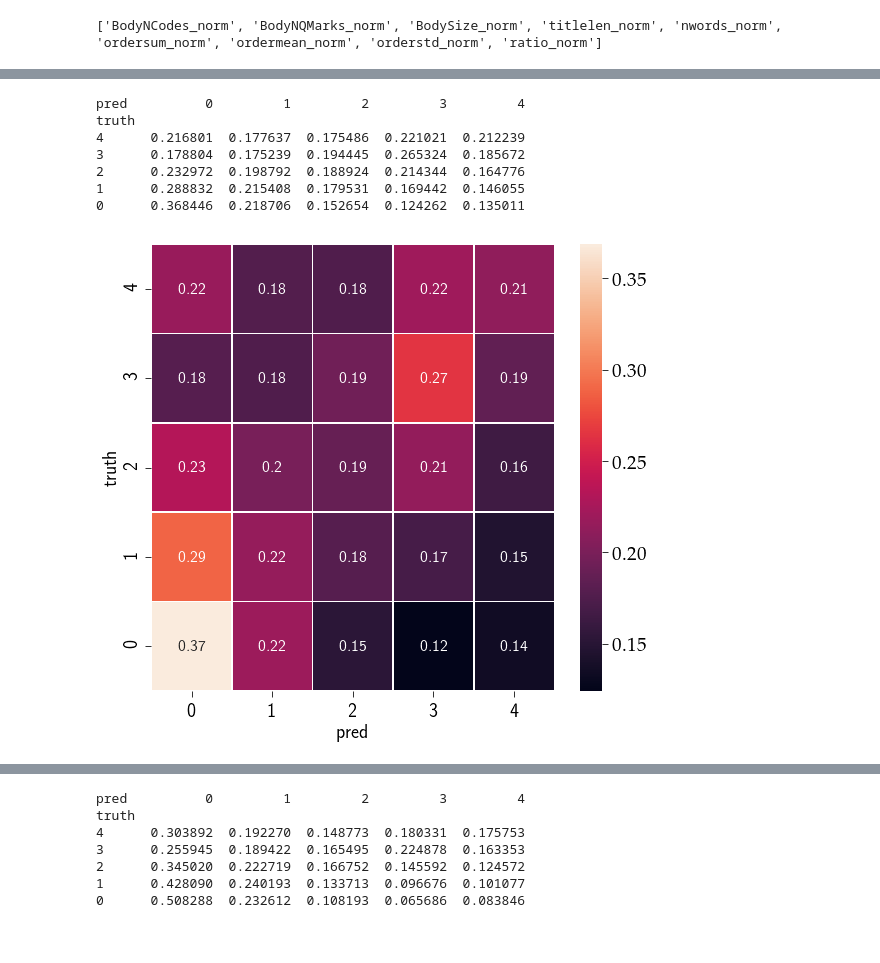
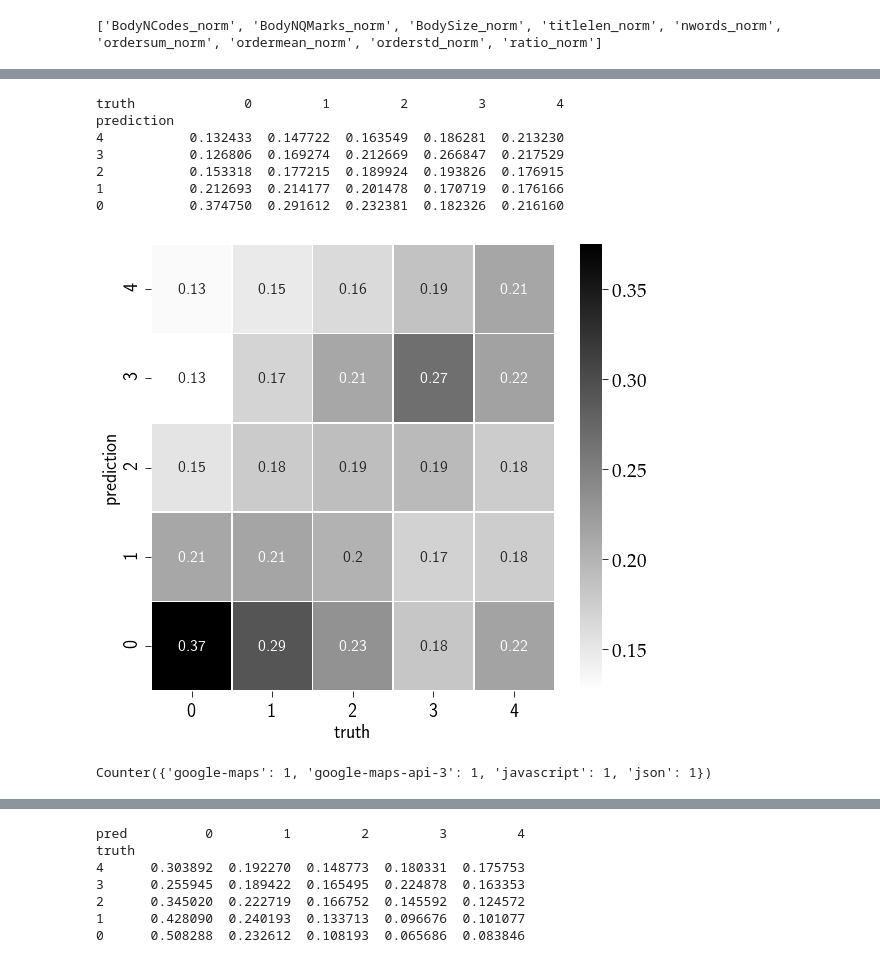
Before and after one commit to AkagiShigeru/incubator-overflow, a Jupyter notebook: stackoverflow-answer-category.ipynb, the cells around one changed output, grey strips where cells are left out. Saved outputs shown, nothing was run; the diff lists cells and outputs as text; code cells hidden in the pictures.

```diff
--- a/stackoverflow-answer-category.ipynb
+++ b/stackoverflow-answer-category.ipynb
@@ -318,27 +320,29 @@ plt.legend(loc="upper right");
 # %%
-comp = pd.DataFrame({"truth": qstest[label], "pred": pred})
-comp = comp.groupby(["truth", "pred"]).apply(len)
+comp = pd.DataFrame({"truth": qstest[label], "prediction": pred})
+comp = comp.groupby(["truth", "prediction"]).apply(len)
 comp = comp.unstack(level=-1)
+
+comp[np.isnan(comp)] = 0
 
 # normalization
 comp = comp.div(comp.sum(axis=1), axis=0)
+comp = comp.T
 comp.sort_index(ascending=False, inplace=True)
-# comp = comp * 1. / comp.groupby("truth").apply(sum, axis=0)
 print comp
 # %% [output]
-pred          0         1         2         3         4
-truth
-4      0.216801  0.177637  0.175486  0.221021  0.212239
-3      0.178804  0.175239  0.194445  0.265324  0.185672
-2      0.232972  0.198792  0.188924  0.214344  0.164776
-1      0.288832  0.215408  0.179531  0.169442  0.146055
-0      0.368446  0.218706  0.152654  0.124262  0.135011
+truth              0         1         2         3         4
+prediction
+4           0.132433  0.147722  0.163549  0.186281  0.213230
+3           0.126806  0.169274  0.212669  0.266847  0.217529
+2           0.153318  0.177215  0.189924  0.193826  0.176915
+1           0.212693  0.214177  0.201478  0.170719  0.176166
+0           0.374750  0.291612  0.232381  0.182326  0.216160
 # %%
 plt.figure(figsize=(10, 8))
-ax = sns.heatmap(comp, annot=True, linewidths=0.5)
+ax = sns.heatmap(comp, annot=True, linewidths=0.5, cmap="binary")
 plt.savefig("./plots/heatmap_naive.pdf")
 # %% [output]
-[figure, old version]
+[figure, new version]
 # %%
 pipe_tags = Pipeline([
                      ("cst", ColumnSelectTransformer(["Tags"])),
@@ -350,3 +359,7 @@ pipe_tags = Pipeline([
+# %%
+b[0]
+# %% [output]
+Counter({'google-maps': 1, 'google-maps-api-3': 1, 'javascript': 1, 'json': 1})
 # %%
 pipe_tags.fit(qstrain, qstrain[label])
 pred = pipe_tags.predict(qstest)
```
Also changed, not shown: parts of 21 cells of this notebook, 1 other file.
